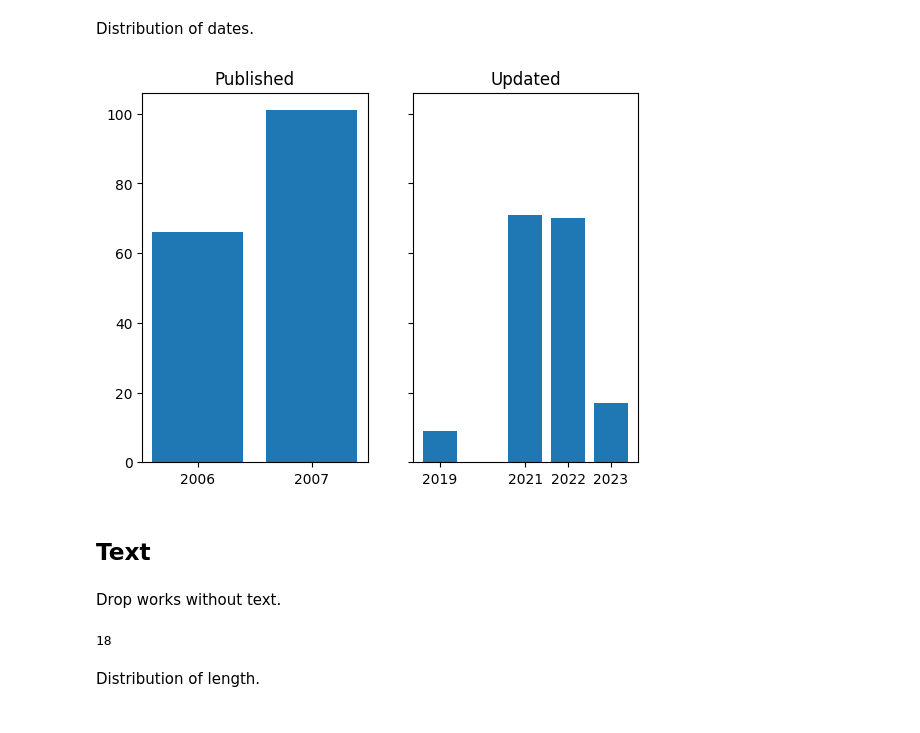
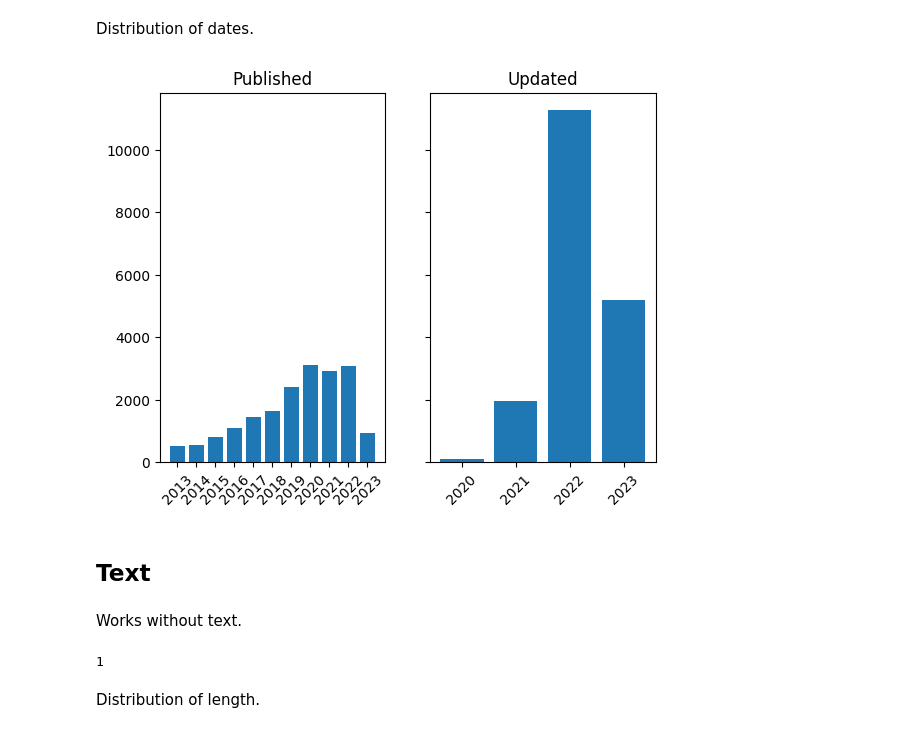
Before and after one commit to samdeverett/metabolomics-llm, a Jupyter notebook: eda.ipynb, the cells around one changed output. Drawn from its saved outputs; the diff is of its cells as text; code cells hidden in the pictures.

```diff
--- a/eda.ipynb
+++ b/eda.ipynb
@@ -8,3 +6,6 @@ df = pd.read_parquet("data/2013.parquet")
+# %%
+# Get data
+df = get_works_from_years(start_year=2013, end_year=2023)
 # %% [markdown]
 # Data Types
 # %%
@@ -108,26 +129,27 @@ Distribution of dates.
 # %%
 works_published_per_year = df.groupby(df.published_date.dt.year)["text"].count()
 works_updated_per_year = df.groupby(df.updated_date.dt.year)["text"].count()
 works_per_year = [works_published_per_year, works_updated_per_year]
 titles = ["Published", "Updated"]
 
 fig, axs = plt.subplots(1, len(works_per_year), sharey=True)
 for i in range(len(works_per_year)):
     data = works_per_year[i]
     year, count = data.index, data.values
     axs[i].bar(year, count)
     axs[i].set_title(titles[i])
     axs[i].set_xticks(year)
+    axs[i].set_xticklabels(year, rotation=45)
 # %% [output]
-[figure, old version]
+[figure, new version]
 # %% [markdown]
 ## Text
 # %% [markdown]
-Drop works without text.
+Works without text.
 # %%
 df.text.isna().sum()
 # %% [output]
-18
+1
 # %%
 df = df.dropna(subset="text")
 # %% [markdown]
```
Also changed, not shown: parts of 9 cells of this notebook, 3 other files.
